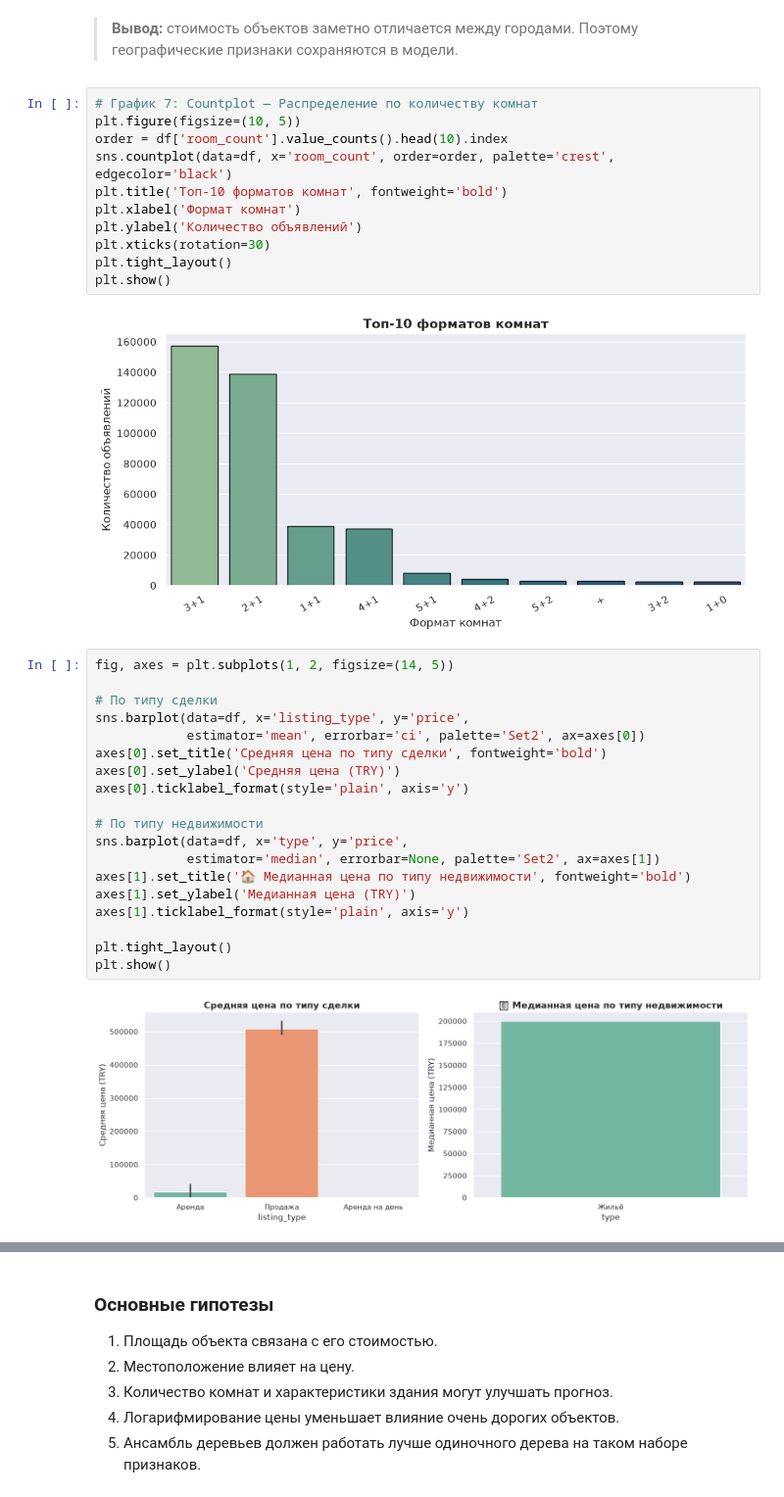
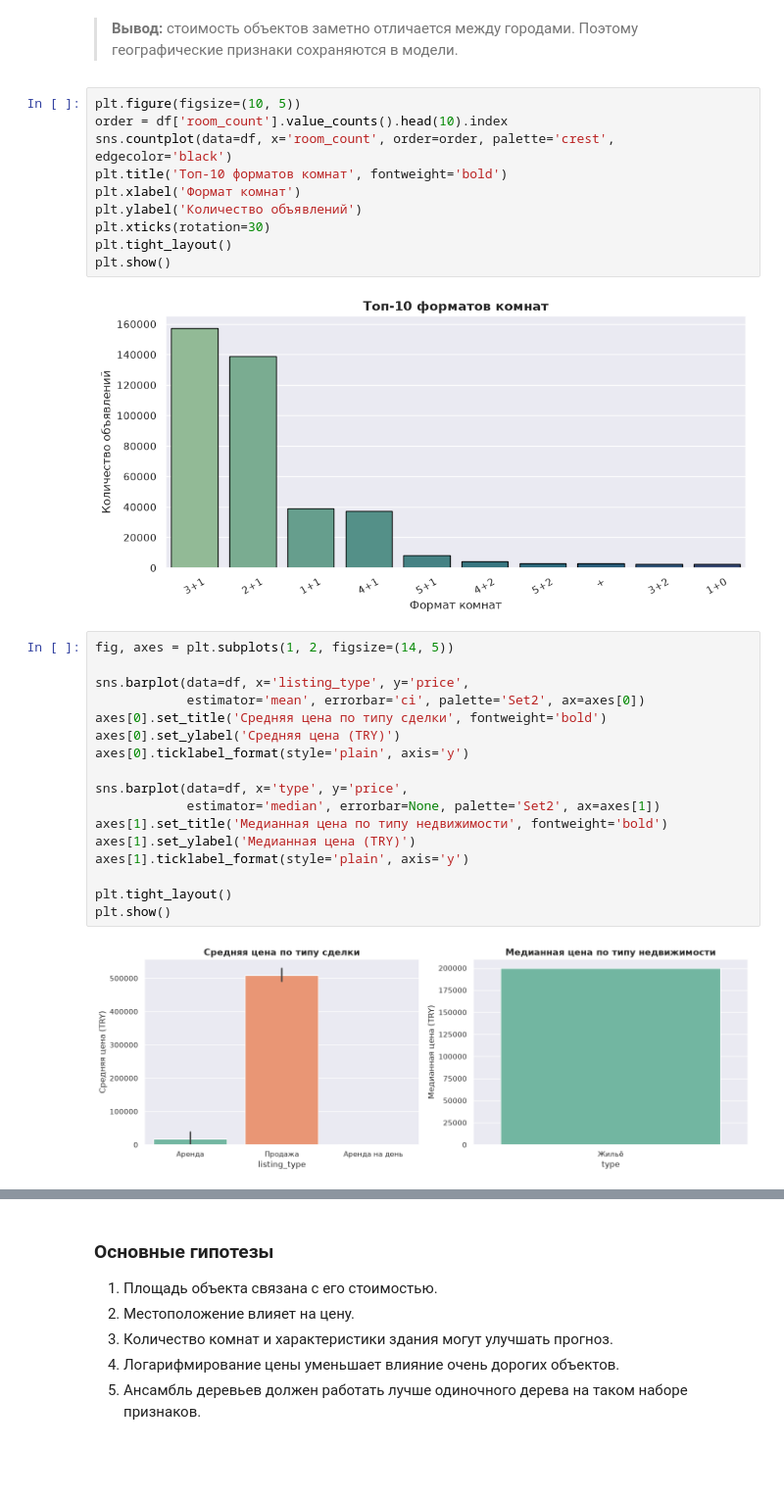
Before and after one commit to wDemka/turkey, a Jupyter notebook: ITOGOVYAVERSIYA.ipynb, the cells around one changed output, grey strips where cells are left out. Shown at 98% size. Cells and saved outputs as stored; diff of their text form; blank space fills up the shorter version.

```diff
--- a/ITOGOVYAVERSIYA.ipynb
+++ b/ITOGOVYAVERSIYA.ipynb
@@ -840,7 +753,6 @@ plt.show()
 # %% [markdown]
 > **Вывод:** стоимость объектов заметно отличается между городами. Поэтому географические признаки сохраняются в модели.
 # %%
-# График 7: Countplot — Распределение по количеству комнат
 plt.figure(figsize=(10, 5))
 order = df['room_count'].value_counts().head(10).index
 sns.countplot(data=df, x='room_count', order=order, palette='crest', edgecolor='black')
@@ -855,22 +767,20 @@ plt.show()
 # %%
 fig, axes = plt.subplots(1, 2, figsize=(14, 5))
 
-# По типу сделки
 sns.barplot(data=df, x='listing_type', y='price',
             estimator='mean', errorbar='ci', palette='Set2', ax=axes[0])
 axes[0].set_title('Средняя цена по типу сделки', fontweight='bold')
 axes[0].set_ylabel('Средняя цена (TRY)')
 axes[0].ticklabel_format(style='plain', axis='y')
 
-# По типу недвижимости
 sns.barplot(data=df, x='type', y='price',
             estimator='median', errorbar=None, palette='Set2', ax=axes[1])
-axes[1].set_title('🏠 Медианная цена по типу недвижимости', fontweight='bold')
+axes[1].set_title('Медианная цена по типу недвижимости', fontweight='bold')
 axes[1].set_ylabel('Медианная цена (TRY)')
 axes[1].ticklabel_format(style='plain', axis='y')
 
 plt.tight_layout()
 plt.show()
 # %% [output]
-[figure, old version]
+[figure, new version]
 # %%
```
Also changed, not shown: parts of 32 cells of this notebook.
